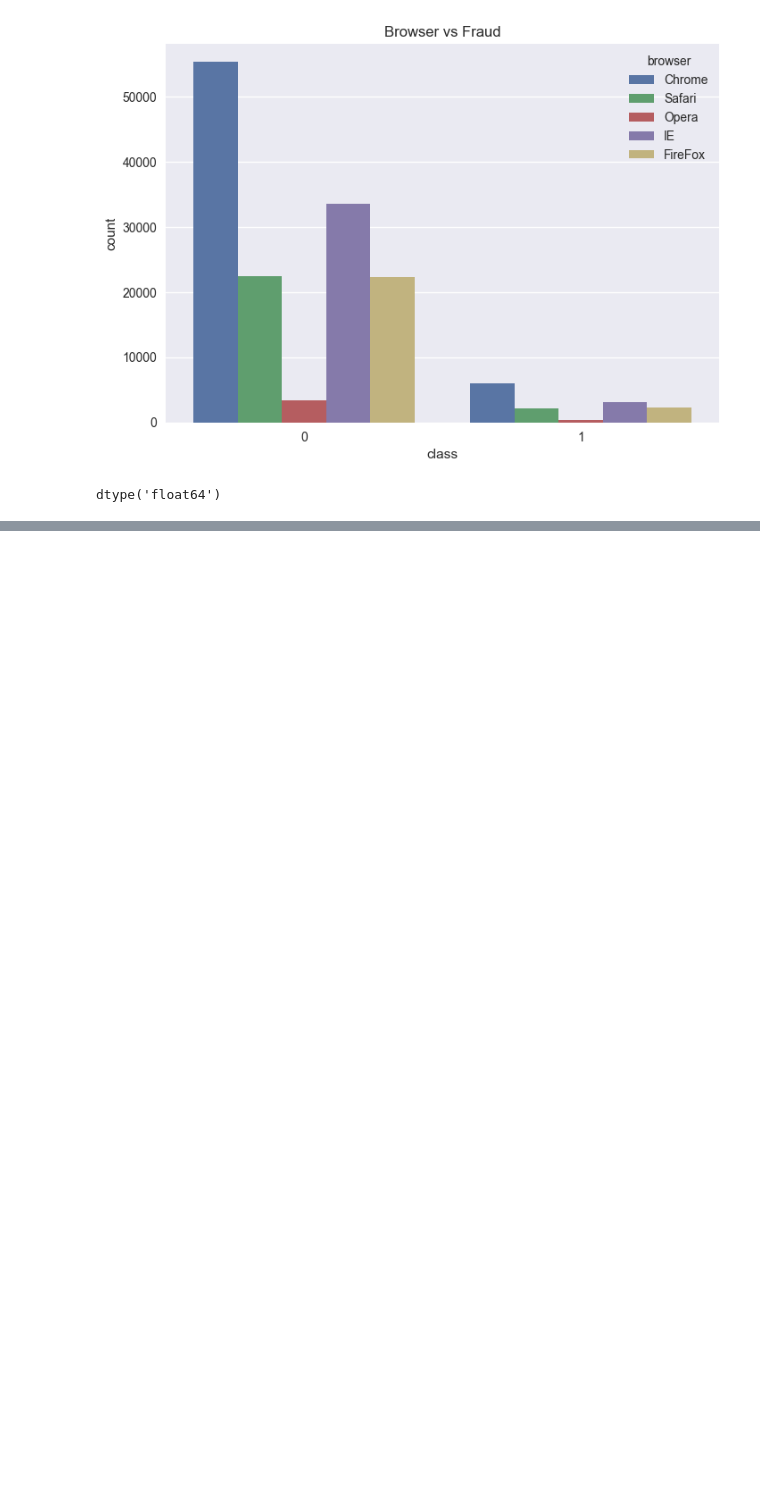
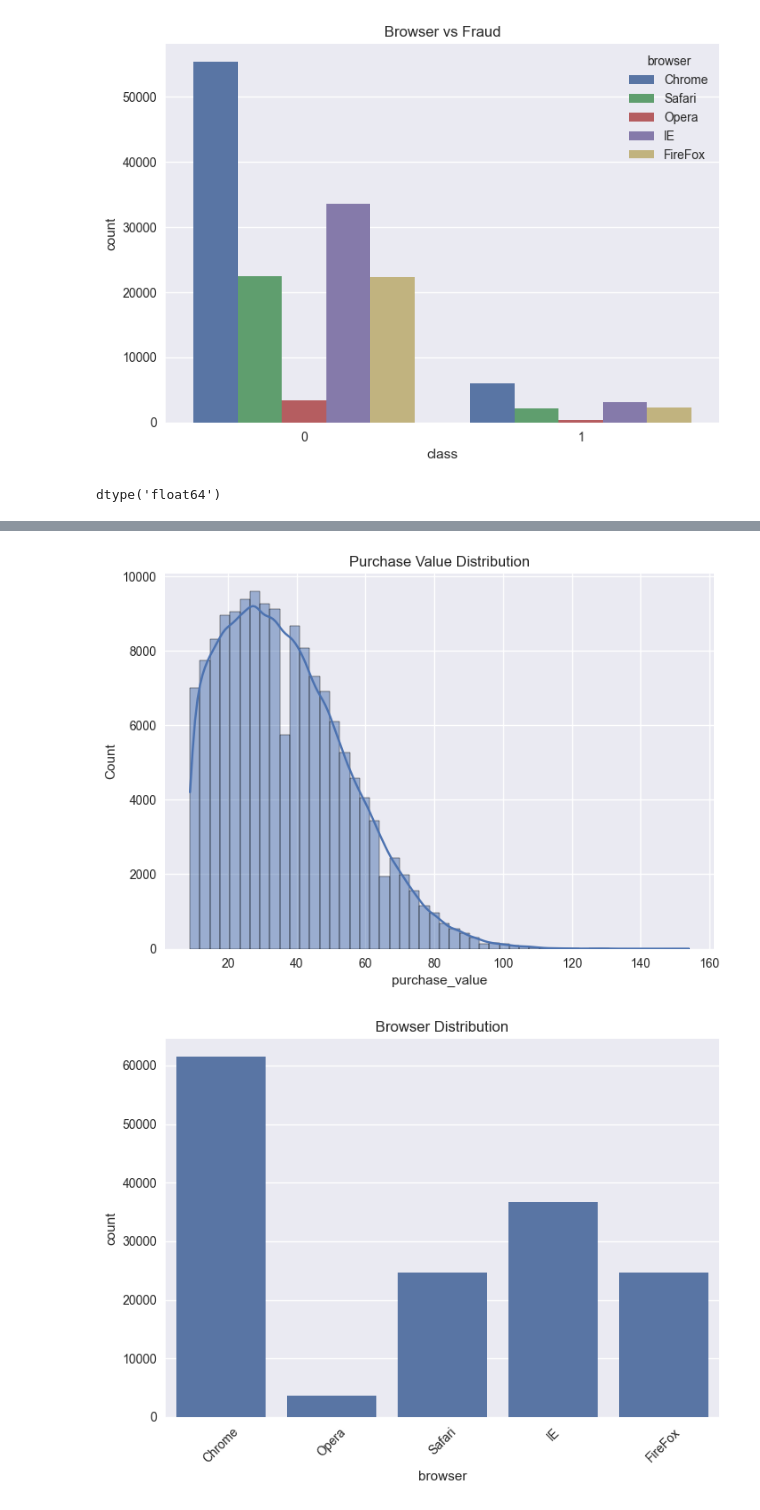
Before and after one commit to Nuhamin-Solomon/Fraud-Detection, a Jupyter notebook: notebooks/eda-fraud-data.ipynb, the cells around one changed output, grey strips where cells are left out. Drawn from its saved outputs; the diff is of its cells as text; code cells hidden in the pictures; blank space fills up the shorter version.

```diff
--- a/notebooks/eda-fraud-data.ipynb
+++ b/notebooks/eda-fraud-data.ipynb
@@ -93,0 +184,11 @@ dtype('float64')
+# %%
+sns.histplot(fraud_df["purchase_value"], bins=50, kde=True)
+plt.title("Purchase Value Distribution")
+plt.show()
+sns.countplot(x="browser", data=fraud_df)
+plt.xticks(rotation=45)
+plt.title("Browser Distribution")
+plt.show()
+# %% [output]
+[figure, added]
+[figure, added]
```
Also changed, not shown: parts of 14 cells of this notebook.
